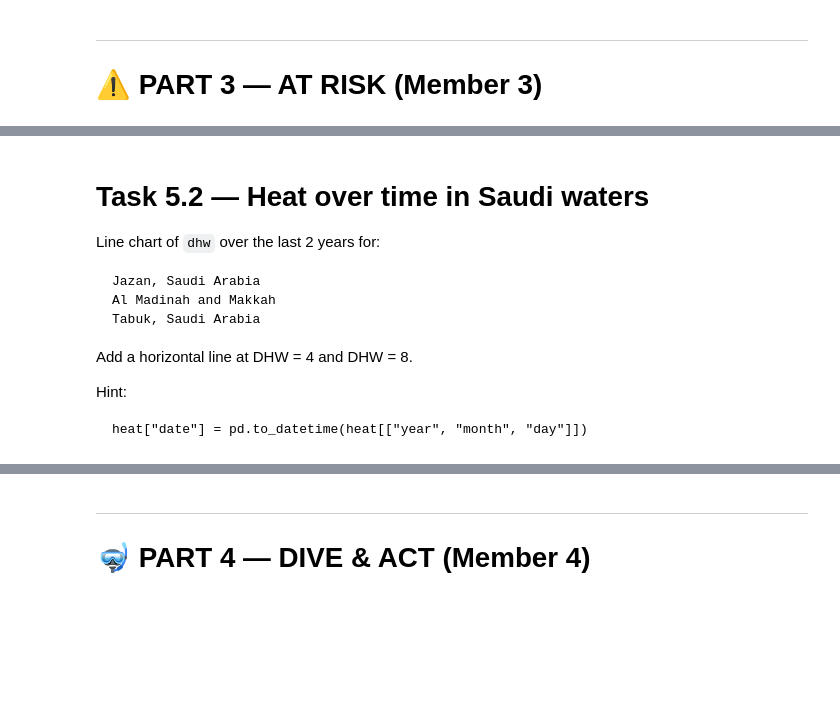
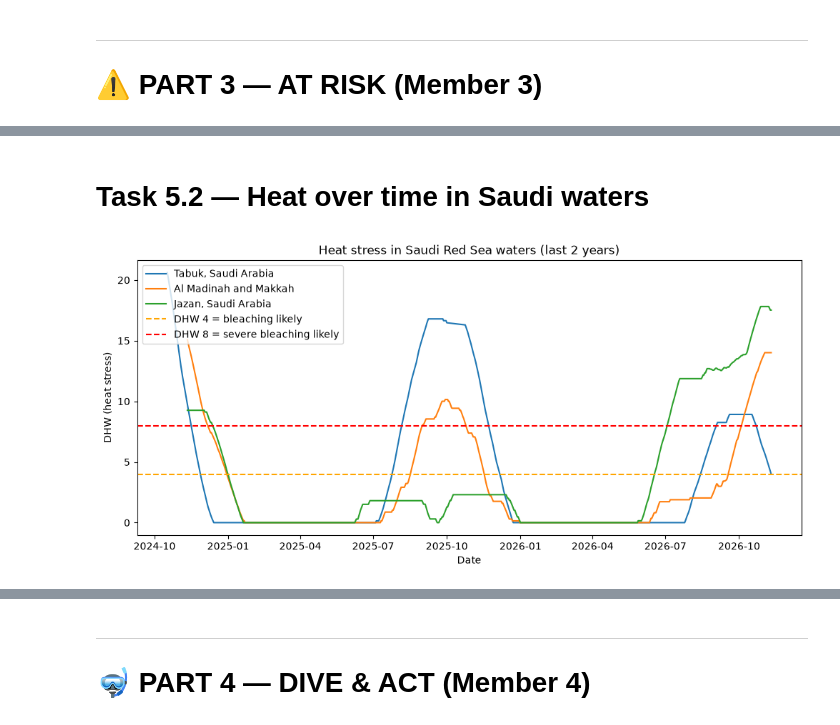
Before and after one commit to xkh11/kanz-ml-project-tuwaiq-academy, a Jupyter notebook: notebooks/Kanz_EDA.ipynb, the cells around one changed output, grey strips where cells are left out. Drawn from its saved outputs; the diff is of its cells as text; code cells hidden in the pictures; blank space fills up the shorter version.

````diff
--- a/notebooks/Kanz_EDA.ipynb
+++ b/notebooks/Kanz_EDA.ipynb
@@ -690,17 +747,26 @@ Answer:
 # %% [markdown]
 # Task 5.2 — Heat over time in Saudi waters
-
-Line chart of `dhw` over the last 2 years for:
-```
-Jazan, Saudi Arabia
-Al Madinah and Makkah
-Tabuk, Saudi Arabia
-```
-Add a horizontal line at DHW = 4 and DHW = 8.
-
-Hint:
-```
-heat["date"] = pd.to_datetime(heat[["year", "month", "day"]])
-```
 # %%
-#TO-DO
+#Task 5.2 — Heat over time in Saudi waters
+
+#1- keep the 3 Saudi stations (north -> south)
+saudi = ["Tabuk, Saudi Arabia", "Al Madinah and Makkah", "Jazan, Saudi Arabia"]
+saudi_heat = heat[heat["station"].isin(saudi)]
+
+#2- line chart: one line per station
+plt.figure(figsize=(12, 5))
+for s in saudi:
+    one = saudi_heat[saudi_heat["station"] == s]
+    plt.plot(one["date"], one["dhw"], label=s)
+
+#3- alert lines
+plt.axhline(4, color="orange", linestyle="--", label="DHW 4 = bleaching likely")
+plt.axhline(8, color="red", linestyle="--", label="DHW 8 = severe bleaching likely")
+
+plt.title("Heat stress in Saudi Red Sea waters (last 2 years)")
+plt.xlabel("Date")
+plt.ylabel("DHW (heat stress)")
+plt.legend()
+plt.show()
+# %% [output]
+[figure, added]
````
Also changed, not shown: parts of 14 cells of this notebook.
